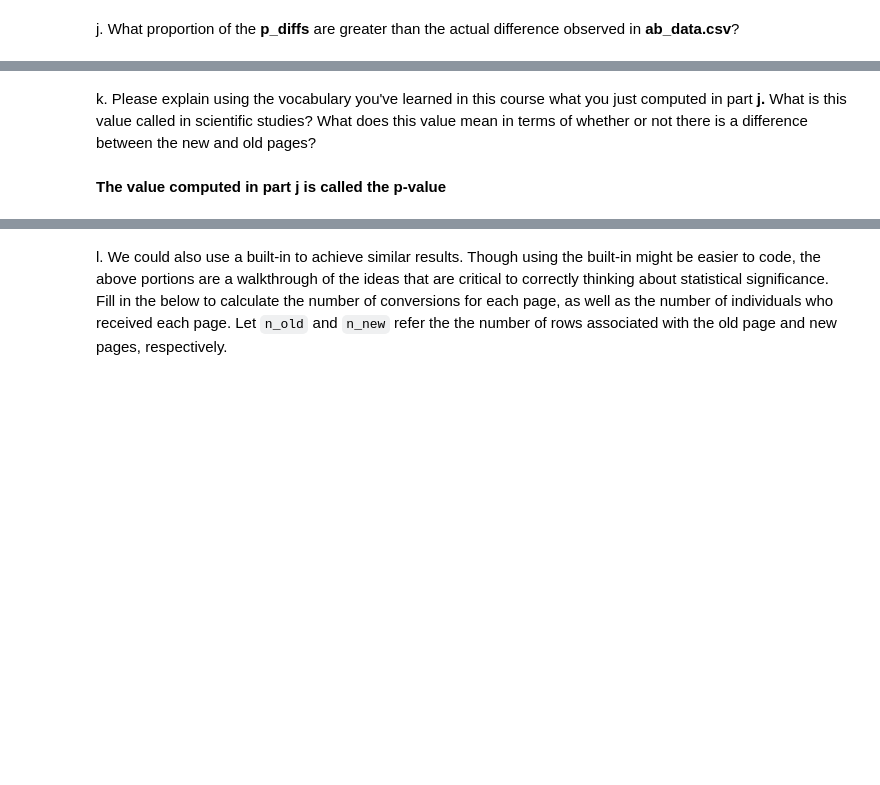
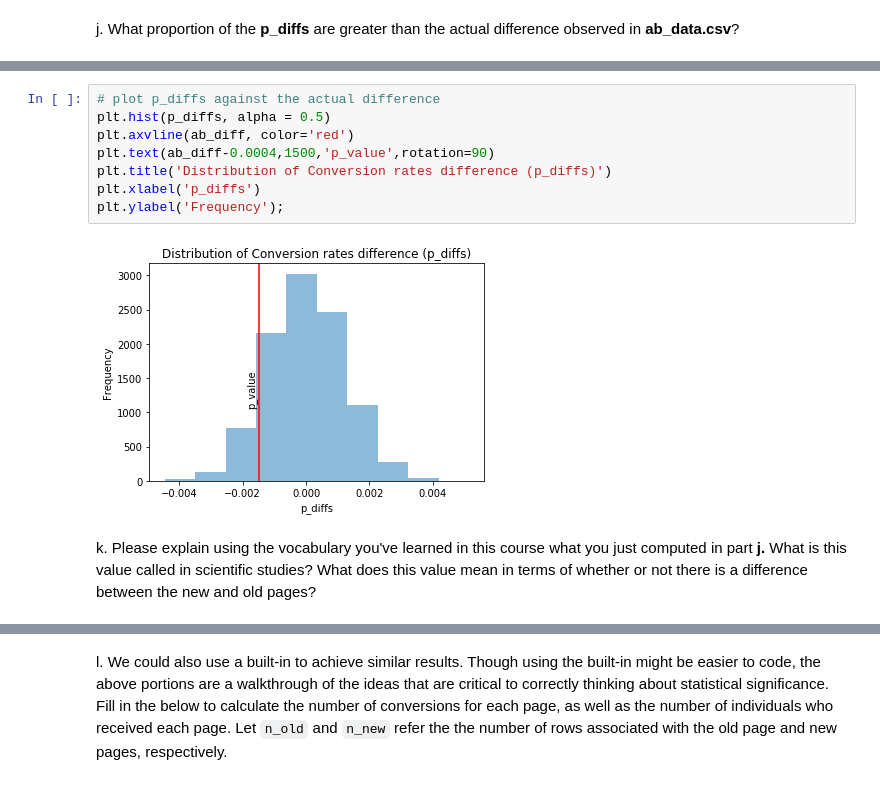
Before and after one commit to Victoriapm/Analyze_A-B_Test_Results, a Jupyter notebook: Analyze_ab_test_results_notebook.ipynb, the cells around one changed output, grey strips where cells are left out. Cells and saved outputs as stored; diff of their text form; blank space fills up the shorter version.

```diff
--- a/Analyze_ab_test_results_notebook.ipynb
+++ b/Analyze_ab_test_results_notebook.ipynb
@@ -249,4 +245,12 @@ ab_diff = df.query("group =='treatment'").converted.mean() - df.query("group =='
+# %%
+# plot p_diffs against the actual difference
+plt.hist(p_diffs, alpha = 0.5)
+plt.axvline(ab_diff, color='red')
+plt.text(ab_diff-0.0004,1500,'p_value',rotation=90)
+plt.title('Distribution of Conversion rates difference (p_diffs)')
+plt.xlabel('p_diffs')
+plt.ylabel('Frequency');
+# %% [output]
+[figure, added]
 # %% [markdown]
 k. Please explain using the vocabulary you've learned in this course what you just computed in part **j.**  What is this value called in scientific studies?  What does this value mean in terms of whether or not there is a difference between the new and old pages?
-# %% [markdown]
-**The value computed in part j is called the p-value**
```
Also changed, not shown: parts of 16 cells of this notebook.
